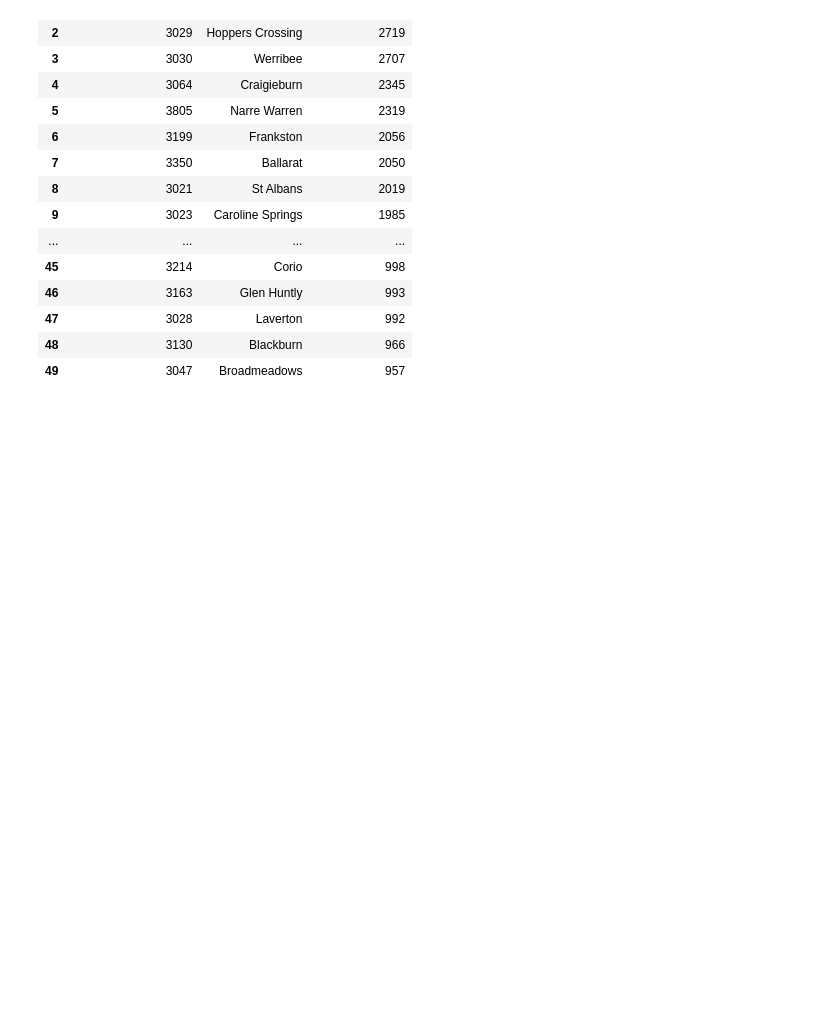
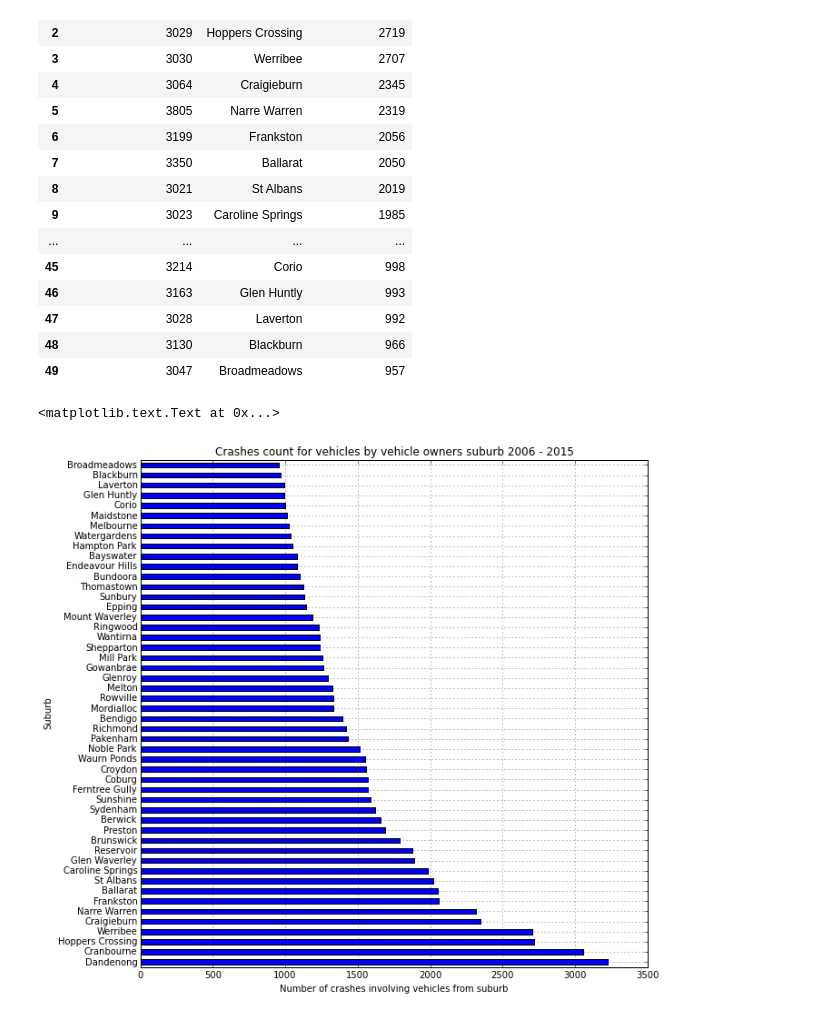
Before and after one commit to mareebiketouroz/data-analysis-projects, a Jupyter notebook: VIC_crashstats_by_owner_postcode.ipynb, the cells around one changed output. Cells and saved outputs as stored; diff of their text form; code cells hidden in the pictures; blank space fills up the shorter version.

Commit message:
Add plot, add postcodes.csv

```diff
--- a/VIC_crashstats_by_owner_postcode.ipynb
+++ b/VIC_crashstats_by_owner_postcode.ipynb
@@ -34,7 +41,9 @@ postcode_counts_top_50 = postcode_counts.head(50)
 postcode_counts_top_50 = merge(postcode_counts_top_50,postcode_suburbs,how="left",left_on='OWNER_POSTCODE',right_on="POSTCODE")
 # %%
+## just the columns we want, display table
 COLS = ['OWNER_POSTCODE','SUBURB','CRASH COUNT']
-postcode_counts_top_50[COLS]
+postcode_counts_top_50 = postcode_counts_top_50[COLS]
+postcode_counts_top_50
 # %% [output]
 |  | OWNER_POSTCODE | SUBURB | CRASH COUNT |
 | 0 | 3175 | Dandenong | 3227 |
@@ -53,3 +62,14 @@ postcode_counts_top_50[COLS]
 | 47 | 3028 | Laverton | 992 |
 | 48 | 3130 | Blackburn | 966 |
 | 49 | 3047 | Broadmeadows | 957 |
+# %%
+## plot
+postcode_counts_top_50.index = postcode_counts_top_50['SUBURB']
+cols = ['CRASH COUNT']
+postcode_counts_top_50 = postcode_counts_top_50['CRASH COUNT']
+ax = postcode_counts_top_50.plot(figsize=(10,10),kind="barh",grid=True,title="Crashes count for vehicles by vehicle owners suburb 2006 - 2015")
+ax.set_xlabel("Number of crashes involving vehicles from suburb")
+ax.set_ylabel("Suburb")
+# %% [output]
+<matplotlib.text.Text at 0x...>
+[figure, added]
```
Also changed, not shown: parts of 5 cells of this notebook, 1 other file.
